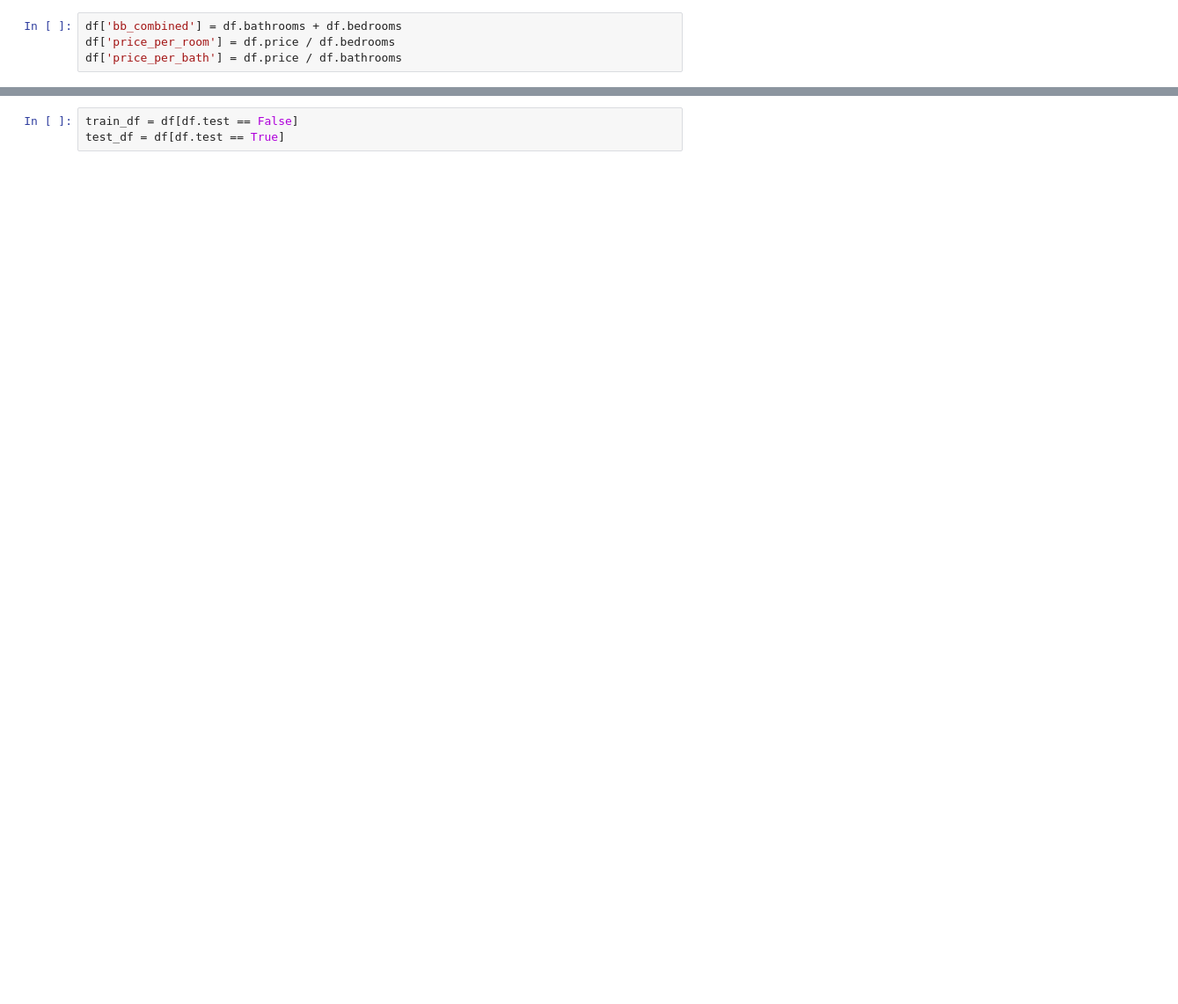
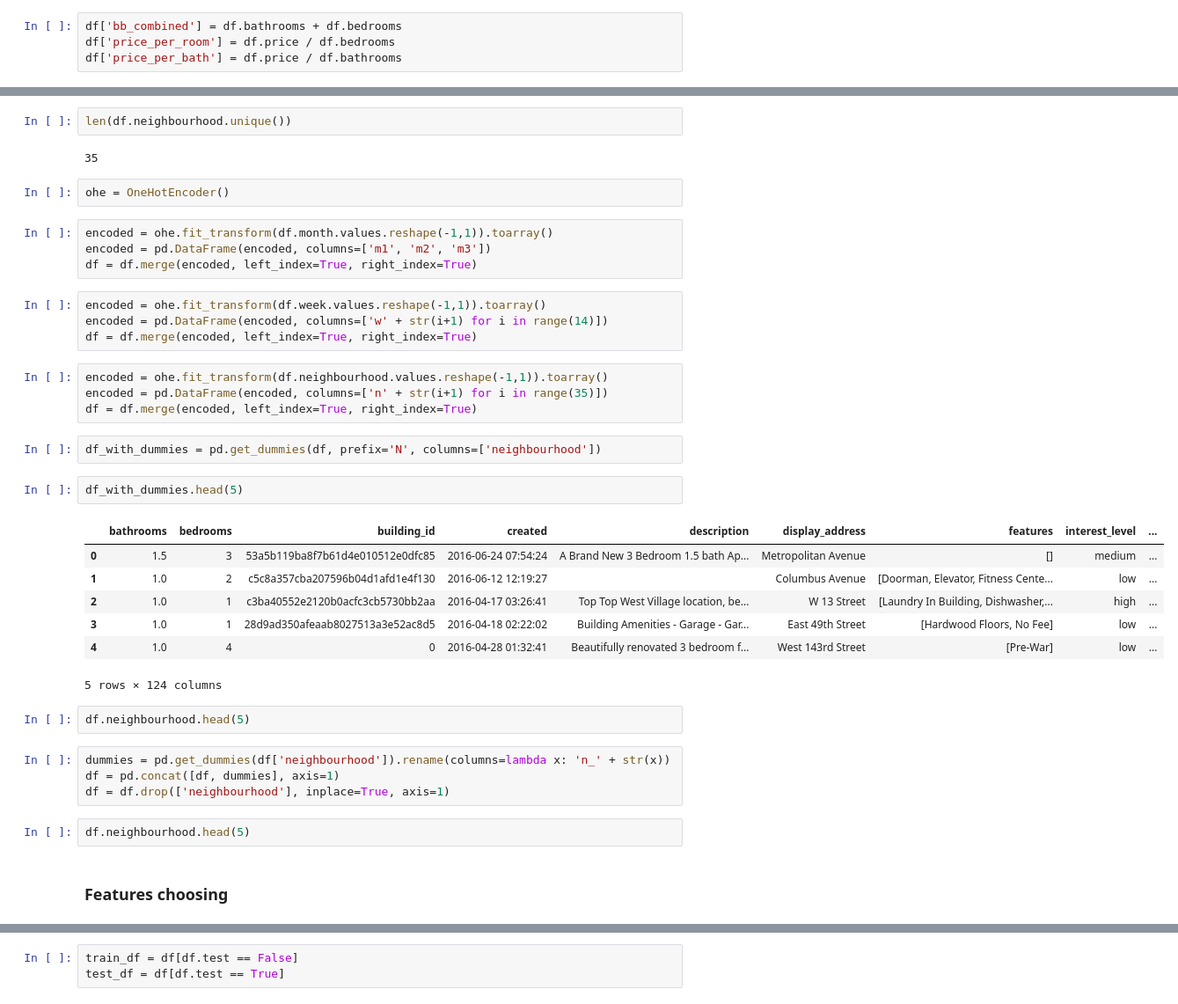
Before and after one commit to iKonon/kaggle, a Jupyter notebook: two-sigma-connect-rental-listing-inquiries/Models Training.ipynb, the cells around one changed output, grey strips where cells are left out. Shown: that part at 88% size. Drawn from its saved outputs; the diff is of its cells as text; blank space fills up the shorter version.

```diff
--- a/two-sigma-connect-rental-listing-inquiries/Models Training.ipynb
+++ b/two-sigma-connect-rental-listing-inquiries/Models Training.ipynb
@@ -199,0 +224,40 @@ my_features = np.array(['bathrooms_as_int', 'bedrooms', 'latitude', 'longitude',
+# %%
+len(df.neighbourhood.unique())
+# %% [output]
+35
+# %%
+ohe = OneHotEncoder()
+# %%
+encoded = ohe.fit_transform(df.month.values.reshape(-1,1)).toarray()
+encoded = pd.DataFrame(encoded, columns=['m1', 'm2', 'm3'])
+df = df.merge(encoded, left_index=True, right_index=True)
+# %%
+encoded = ohe.fit_transform(df.week.values.reshape(-1,1)).toarray()
+encoded = pd.DataFrame(encoded, columns=['w' + str(i+1) for i in range(14)])
+df = df.merge(encoded, left_index=True, right_index=True)
+# %%
+encoded = ohe.fit_transform(df.neighbourhood.values.reshape(-1,1)).toarray()
+encoded = pd.DataFrame(encoded, columns=['n' + str(i+1) for i in range(35)])
+df = df.merge(encoded, left_index=True, right_index=True)
+# %%
+df_with_dummies = pd.get_dummies(df, prefix='N', columns=['neighbourhood'])
+# %%
+df_with_dummies.head(5)
+# %% [output]
+|  | bathrooms | bedrooms | building_id | created | description | display_address | features | interest_level | ... |
+| 0 | 1.5 | 3 | 53a5b119ba8f7b61d4e010512e0dfc85 | 2016-06-24 07:54:24 | A Brand New 3 Bedroom 1.5 bath Ap... | Metropolitan Avenue | [] | medium | ... |
+| 1 | 1.0 | 2 | c5c8a357cba207596b04d1afd1e4f130 | 2016-06-12 12:19:27 |  | Columbus Avenue | [Doorman, Elevator, Fitness Cente... | low | ... |
+| 2 | 1.0 | 1 | c3ba40552e2120b0acfc3cb5730bb2aa | 2016-04-17 03:26:41 | Top Top West Village location, be... | W 13 Street | [Laundry In Building, Dishwasher,... | high | ... |
+| 3 | 1.0 | 1 | 28d9ad350afeaab8027513a3e52ac8d5 | 2016-04-18 02:22:02 | Building Amenities - Garage - Gar... | East 49th Street | [Hardwood Floors, No Fee] | low | ... |
+| 4 | 1.0 | 4 | 0 | 2016-04-28 01:32:41 | Beautifully renovated 3 bedroom f... | West 143rd Street | [Pre-War] | low | ... |
+5 rows × 124 columns
+# %%
+df.neighbourhood.head(5)
+# %%
+dummies = pd.get_dummies(df['neighbourhood']).rename(columns=lambda x: 'n_' + str(x))
+df = pd.concat([df, dummies], axis=1)
+df = df.drop(['neighbourhood'], inplace=True, axis=1)
+# %%
+df.neighbourhood.head(5)
+# %% [markdown]
+### Features choosing
```
Also changed, not shown: parts of 39 cells of this notebook, 2 other files.
